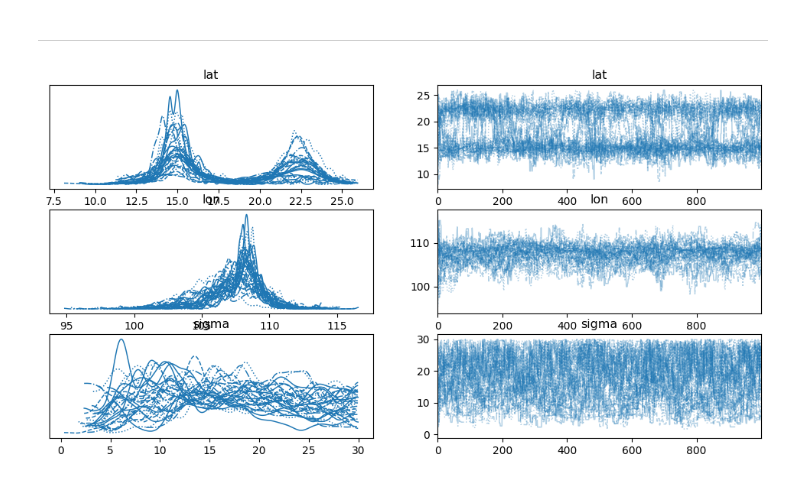
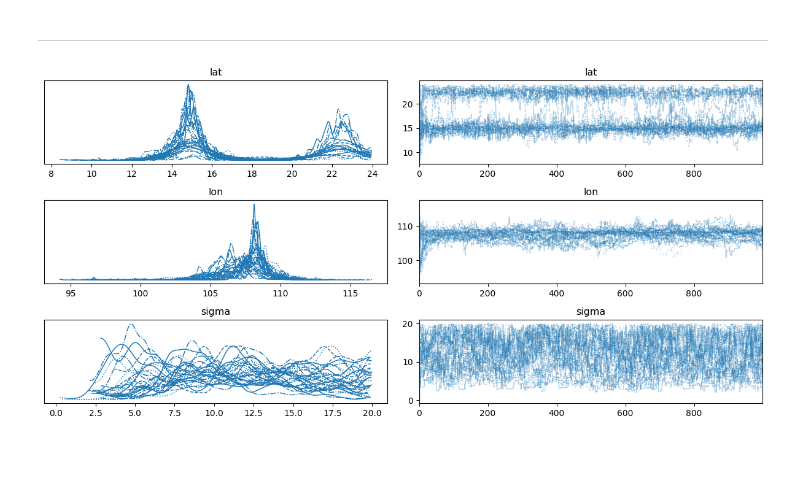
Before and after one commit to tsonpham/ObsSeisHUS2025, a Jupyter notebook: Day3/D3_Prac.ipynb, the cells around one changed output. Cells and saved outputs as stored; diff of their text form; code cells hidden in the pictures; blank space fills up the shorter version.

```diff
--- a/Day3/D3_Prac.ipynb
+++ b/Day3/D3_Prac.ipynb
@@ -200,7 +200,7 @@ def forward_prob(S):
     '''
     src_lat, src_lon = S
     output = []
-    for rcv in data.values():
+    for rcv in obs_data.values():
         # distance from receiver to source
         d = locations2degrees(src_lat, src_lon, rcv['lat'], rcv['lon'])
         # calculate the theoretical P and S arrival times
@@ -216,7 +216,7 @@ First, we try to derive the inverse solution using optimizer. Here we use the `N
 ## pre-defined optimizer
 from scipy.optimize import minimize
 
-dt = np.array([v['tdiff'] for v in data.values()])
+dt = np.array([v['tdiff'] for v in obs_data.values()])
 ## define the objective function
 def objective_function(S):
     pred = forward_prob(S)
@@ -254,7 +254,7 @@ plt.show()
 # Bayesian sampling and uncertainty estimates
 # %%
 lower_bound = (8, 94)
-upper_bound = (26, 118)
+upper_bound = (24, 118)
 
 def log_prior(S):
     '''
@@ -270,7 +270,7 @@ def log_likelihood(S, sigma=5):
     epicenter location S.
     '''
     pred = forward_prob(S)
-    sigma = np.ones_like(data) * sigma
+    sigma = np.ones_like(obs_data) * sigma
     return -.5 * np.sum((dt - pred)**2 / sigma**2 + np.log(2 * np.pi * sigma**2)) # Gaussian likelihood
 
 def log_prob(X):
@@ -312,7 +312,7 @@ plt.show()
 ---
 # %%
 lower_bound = (8, 94, 0)
-upper_bound = (26, 118, 30)
+upper_bound = (24, 118, 20)
 
 def log_prior(X):
     '''
@@ -356,9 +356,10 @@ output = sampler.run_mcmc(walker_start, nsteps, progress=True)
 # %%
 idata = az.from_emcee(sampler, var_names=['lat', 'lon', 'sigma'])
 ax = az.plot_trace(idata)
+plt.tight_layout()
 plt.show()
 # %% [output]
-[figure, old version]
+[figure, new version]
 # %%
 x, y = m(idata.posterior.lon.values, idata.posterior.lat.values)
 m = plot_map(inv, event)
```
Also changed, not shown: parts of 12 cells of this notebook, 1 other file.
